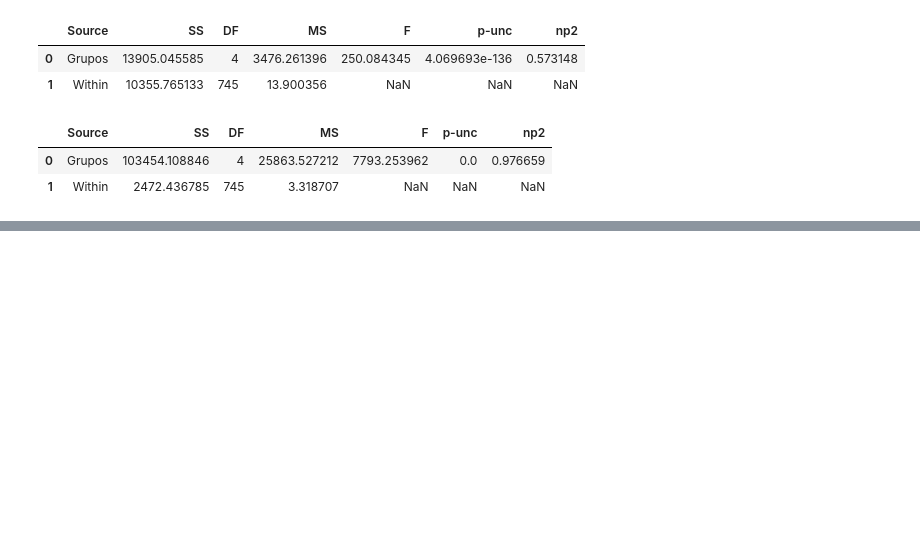
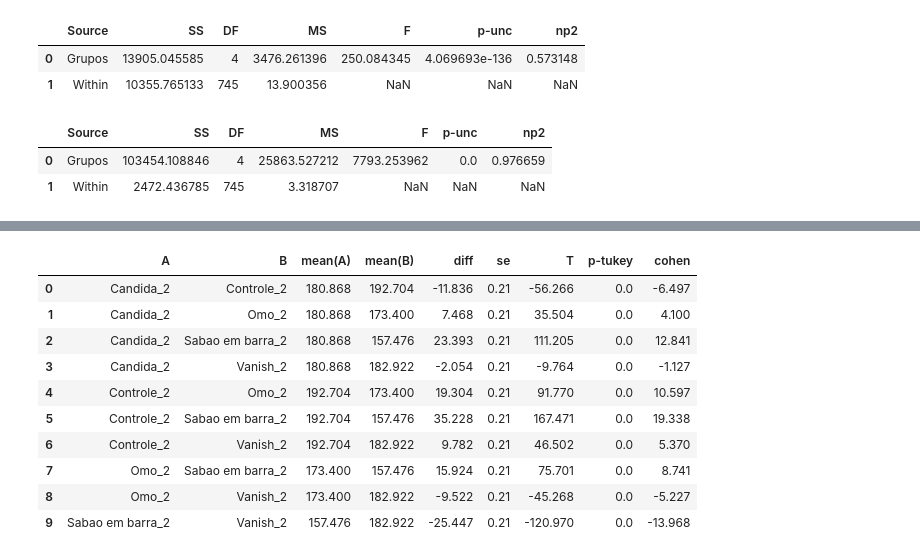
Before and after one commit to brdacunha/BECN, a Jupyter notebook: Valores_de_Cinza_BECN.ipynb, the cells around one changed output, grey strips where cells are left out. Drawn from its saved outputs; the diff is of its cells as text; code cells hidden in the pictures; blank space fills up the shorter version.

```diff
--- a/Valores_de_Cinza_BECN.ipynb
+++ b/Valores_de_Cinza_BECN.ipynb
@@ -42,0 +58,15 @@ aov_2
+# %%
+pt_2 = pg.pairwise_tukey(data = df_2, dv = 'Valores de Cinza', between = 'Grupos', effsize = 'cohen') # Teste Tukey para verificar a diferença estatística entre os grupos - Tecido 2.
+pt_2.round(3)
+# %% [output]
+|  | A | B | mean(A) | mean(B) | diff | se | T | p-tukey | cohen |
+| 0 | Candida_2 | Controle_2 | 180.868 | 192.704 | -11.836 | 0.21 | -56.266 | 0.0 | -6.497 |
+| 1 | Candida_2 | Omo_2 | 180.868 | 173.400 | 7.468 | 0.21 | 35.504 | 0.0 | 4.100 |
+| 2 | Candida_2 | Sabao em barra_2 | 180.868 | 157.476 | 23.393 | 0.21 | 111.205 | 0.0 | 12.841 |
+| 3 | Candida_2 | Vanish_2 | 180.868 | 182.922 | -2.054 | 0.21 | -9.764 | 0.0 | -1.127 |
+| 4 | Controle_2 | Omo_2 | 192.704 | 173.400 | 19.304 | 0.21 | 91.770 | 0.0 | 10.597 |
+| 5 | Controle_2 | Sabao em barra_2 | 192.704 | 157.476 | 35.228 | 0.21 | 167.471 | 0.0 | 19.338 |
+| 6 | Controle_2 | Vanish_2 | 192.704 | 182.922 | 9.782 | 0.21 | 46.502 | 0.0 | 5.370 |
+| 7 | Omo_2 | Sabao em barra_2 | 173.400 | 157.476 | 15.924 | 0.21 | 75.701 | 0.0 | 8.741 |
+| 8 | Omo_2 | Vanish_2 | 173.400 | 182.922 | -9.522 | 0.21 | -45.268 | 0.0 | -5.227 |
+| 9 | Sabao em barra_2 | Vanish_2 | 157.476 | 182.922 | -25.447 | 0.21 | -120.970 | 0.0 | -13.968 |
```
Also changed, not shown: parts of 3 cells of this notebook.
